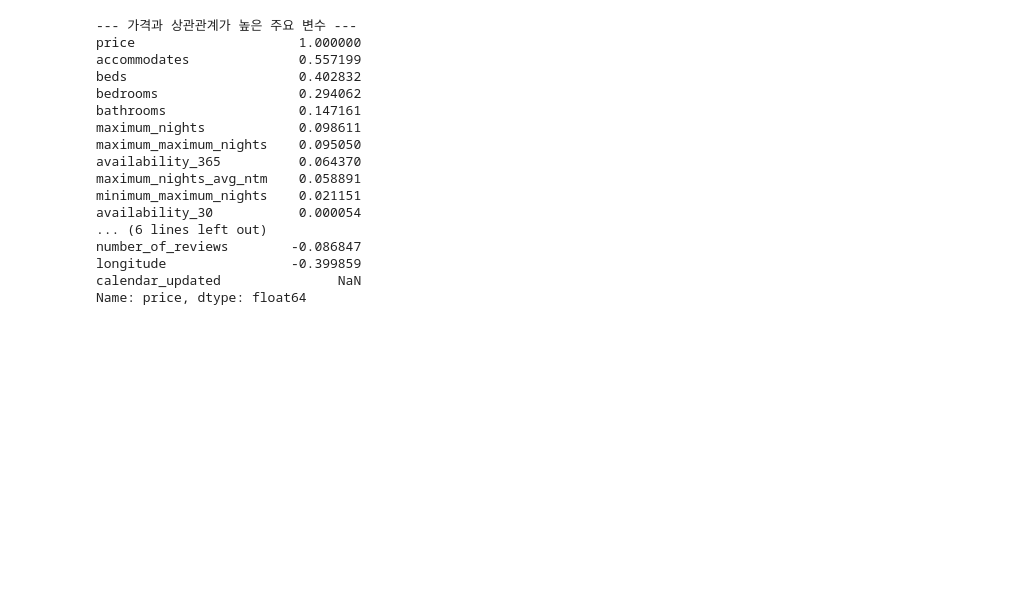
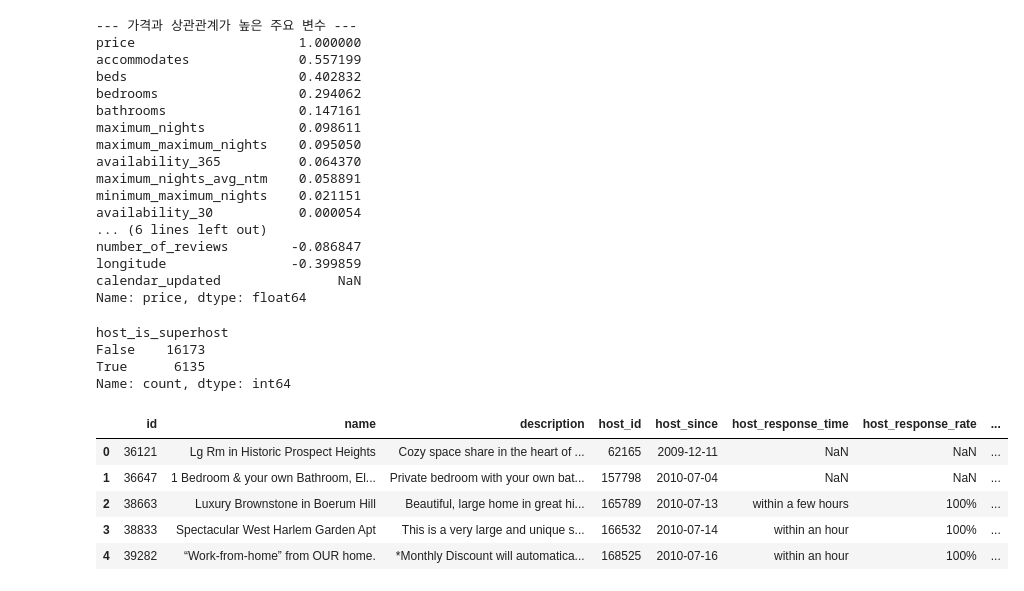
Before and after one commit to KyungminChang/data-analysis-project-BBB, a Jupyter notebook: 01_preprocessiong.ipynb, the cells around one changed output. Saved outputs shown, nothing was run; the diff lists cells and outputs as text; code cells hidden in the pictures; blank space fills up the shorter version.

```diff
--- a/01_preprocessiong.ipynb
+++ b/01_preprocessiong.ipynb
@@ -232,3 +232,28 @@ number_of_reviews        -0.086847
 longitude                -0.399859
 calendar_updated               NaN
 Name: price, dtype: float64
+# %%
+(test_df['host_is_superhost'] == 't').value_counts()
+# %% [output]
+host_is_superhost
+False    16173
+True      6135
+Name: count, dtype: int64
+# %%
+clean_df = df.copy()
+pd.set_option('display.max_columns', None)
+target_cols = ['id', 'name', 'description', 'host_id', 'host_since'
+              , 'host_response_time', 'host_response_rate', 'host_acceptance_rate', 'host_is_superhost', 'neighbourhood_cleansed', 'neighbourhood_group_cleansed'
+              , 'latitude', 'longitude', 'property_type', 'room_type', 'accommodates', 'bedrooms', 'beds'
+              , 'amenities', 'price', 'availability_365', 'number_of_reviews', 'number_of_reviews_ltm', 'estimated_occupancy_l365d', 'estimated_revenue_l365d', 'review_scores_rating', 'review_scores_accuracy'
+              , 'review_scores_cleanliness', 'review_scores_checkin', 'review_scores_communication', 'review_scores_location', 'review_scores_value', 'calculated_host_listings_count', 'calculated_host_listings_count_entire_homes'
+              , 'calculated_host_listings_count_private_rooms', 'calculated_host_listings_count_shared_rooms', 'reviews_per_month']
+clean_df = clean_df[target_cols].copy()
+clean_df.head()
+# %% [output]
+|  | id | name | description | host_id | host_since | host_response_time | host_response_rate | ... |
+| 0 | 36121 | Lg Rm in Historic Prospect Heights | Cozy space share in the heart of ... | 62165 | 2009-12-11 | NaN | NaN | ... |
+| 1 | 36647 | 1 Bedroom & your own Bathroom, El... | Private bedroom with your own bat... | 157798 | 2010-07-04 | NaN | NaN | ... |
+| 2 | 38663 | Luxury Brownstone in Boerum Hill | Beautiful, large home in great hi... | 165789 | 2010-07-13 | within a few hours | 100% | ... |
+| 3 | 38833 | Spectacular West Harlem Garden Apt | This is a very large and unique s... | 166532 | 2010-07-14 | within an hour | 100% | ... |
+| 4 | 39282 | “Work-from-home” from OUR home. | *Monthly Discount will automatica... | 168525 | 2010-07-16 | within an hour | 100% | ... |
```
Also changed, not shown: parts of 2 cells of this notebook.
